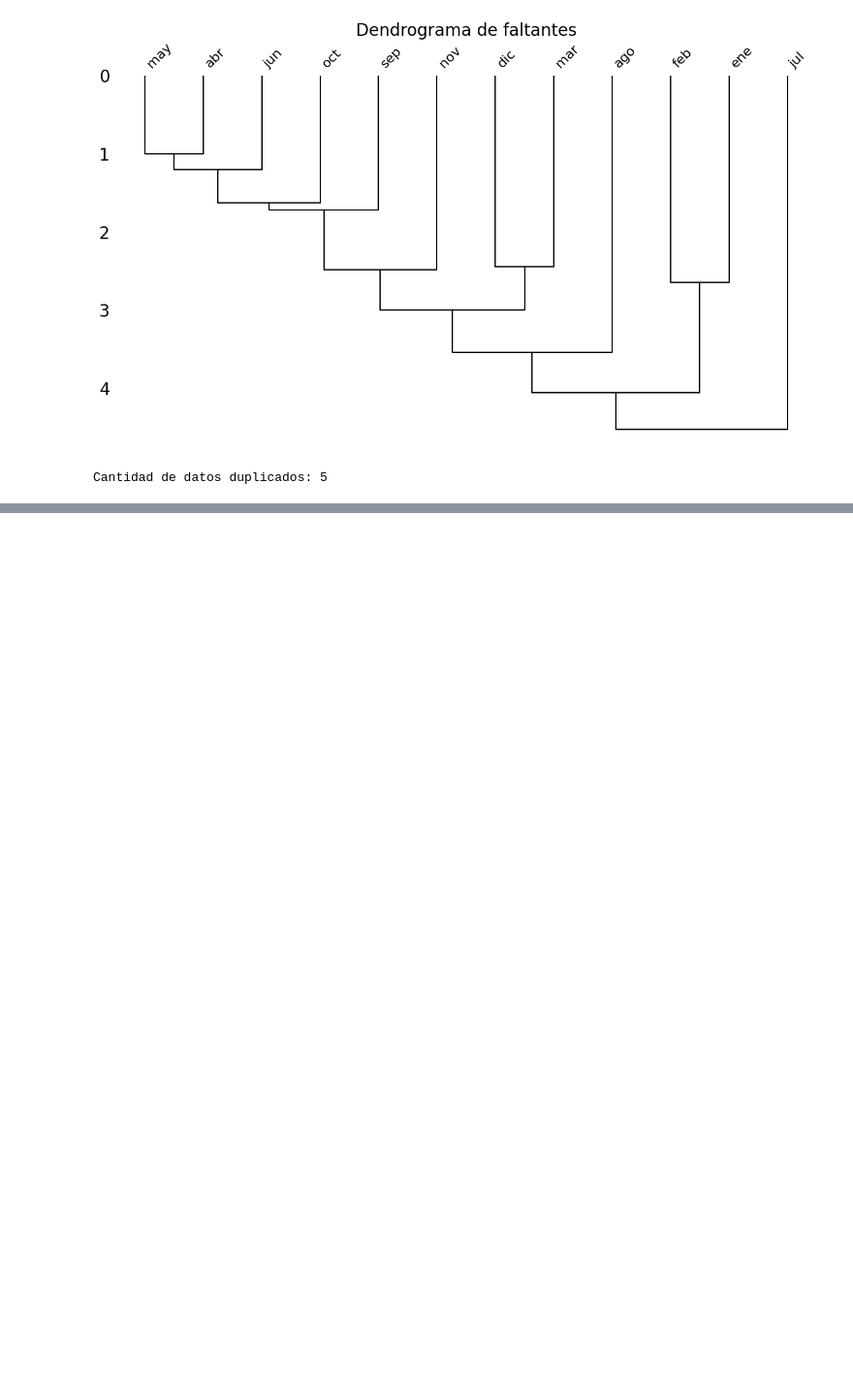
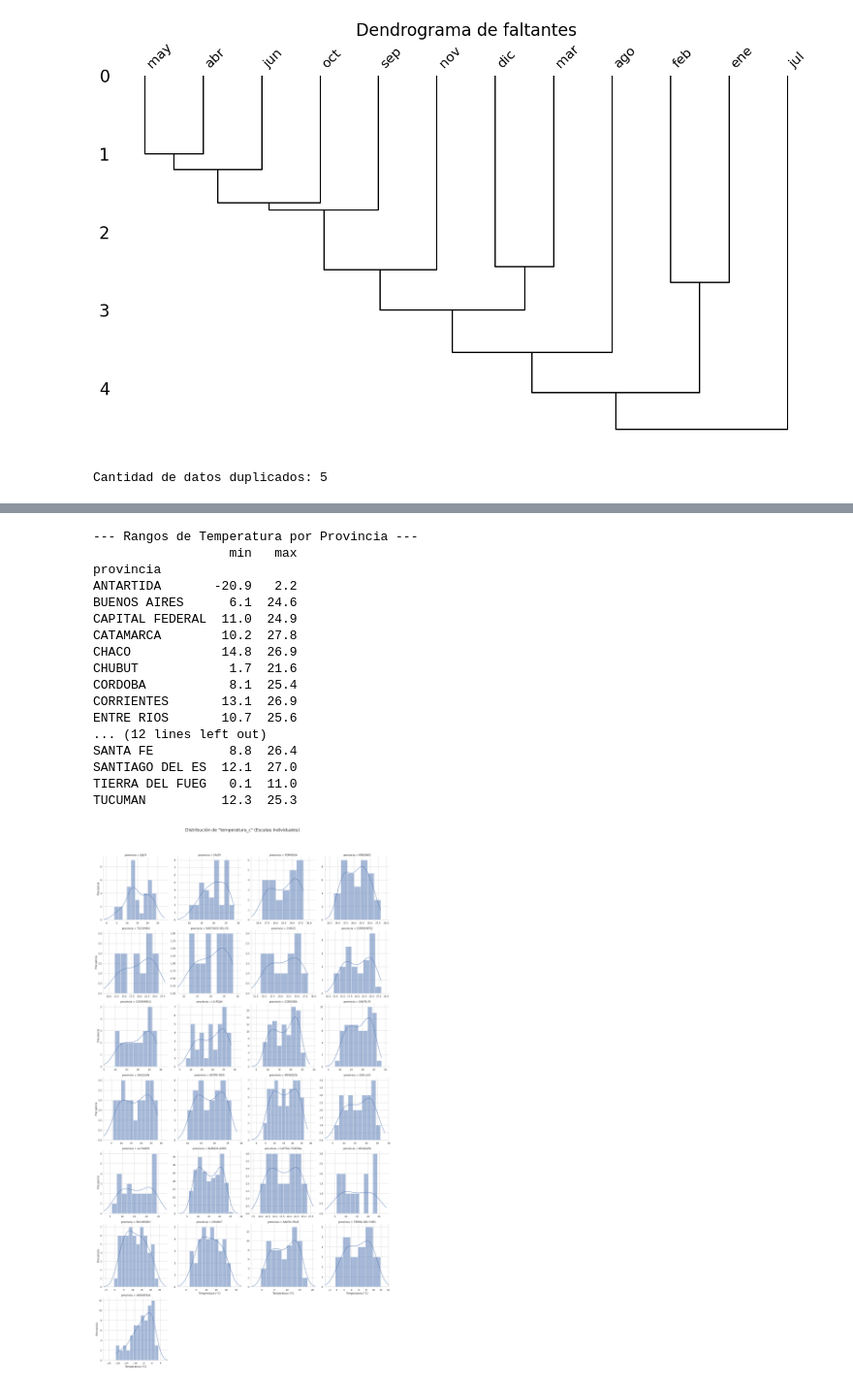
Before and after one commit to RodrigoGoni/EDA_meteorologica, a Jupyter notebook: eda.ipynb, the cells around one changed output, grey strips where cells are left out. Shown at 97% size. Drawn from its saved outputs; the diff is of its cells as text; code cells hidden in the pictures; blank space fills up the shorter version.

```diff
--- a/eda.ipynb
+++ b/eda.ipynb
@@ -285,0 +357,61 @@ plt.show()
+# %%
+# 1. Filtrar para una sola variable de interés
+variable_a_analizar = 'temperatura_c'
+df_filtrado = df_enriquecido[df_enriquecido['Variable'] == variable_a_analizar].copy()
+
+# 2. Calcular los rangos (mínimo y máximo) para cada provincia
+rangos_por_provincia = df_filtrado.groupby('provincia')['Valor'].agg(['min', 'max'])
+print("--- Rangos de Temperatura por Provincia ---")
+print(rangos_por_provincia)
+
+# 3. Crear el gráfico de distribución con ejes NO compartidos
+g = sns.displot(
+    data=df_filtrado,
+    x='Valor',
+    col='provincia',
+    col_wrap=4,
+    kind='hist',
+    kde=True,
+    facet_kws={'sharey': False, 'sharex': False} # Ejes X independientes
+)
+
+# 4. Iterar sobre cada eje para ajustar la escala dinámicamente
+for ax in g.axes.flat:
+    titulo = ax.get_title()
+    # Extraemos el nombre de la provincia del título (ej: "provincia = JUJUY")
+    nombre_provincia = titulo.split(' = ')[1]
+
+    if nombre_provincia in rangos_por_provincia.index:
+        min_val = rangos_por_provincia.loc[nombre_provincia, 'min']
+        max_val = rangos_por_provincia.loc[nombre_provincia, 'max']
+
+        # Añadimos un pequeño relleno (padding) para que el gráfico no se vea apretado
+        padding = (max_val - min_val) * 0.30
+
+        # Aplicamos los límites específicos de la provincia
+        ax.set_xlim(min_val - padding, max_val + padding)
+
+# 5. Ajustar títulos y mostrar
+g.fig.suptitle(f'Distribución de "{variable_a_analizar}" (Escalas Individuales)', y=1.03, fontsize=20)
+g.set_axis_labels("Temperatura (°C)", "Frecuencia")
+g.fig.tight_layout()
+plt.show()
+# %% [output]
+--- Rangos de Temperatura por Provincia ---
+                  min   max
+provincia
+ANTARTIDA       -20.9   2.2
+BUENOS AIRES      6.1  24.6
+CAPITAL FEDERAL  11.0  24.9
+CATAMARCA        10.2  27.8
+CHACO            14.8  26.9
+CHUBUT            1.7  21.6
+CORDOBA           8.1  25.4
+CORRIENTES       13.1  26.9
+ENTRE RIOS       10.7  25.6
+... (12 lines left out)
+SANTA FE          8.8  26.4
+SANTIAGO DEL ES  12.1  27.0
+TIERRA DEL FUEG   0.1  11.0
+TUCUMAN          12.3  25.3
+[figure, added]
```
Also changed, not shown: parts of 6 cells of this notebook, 1 other file.
